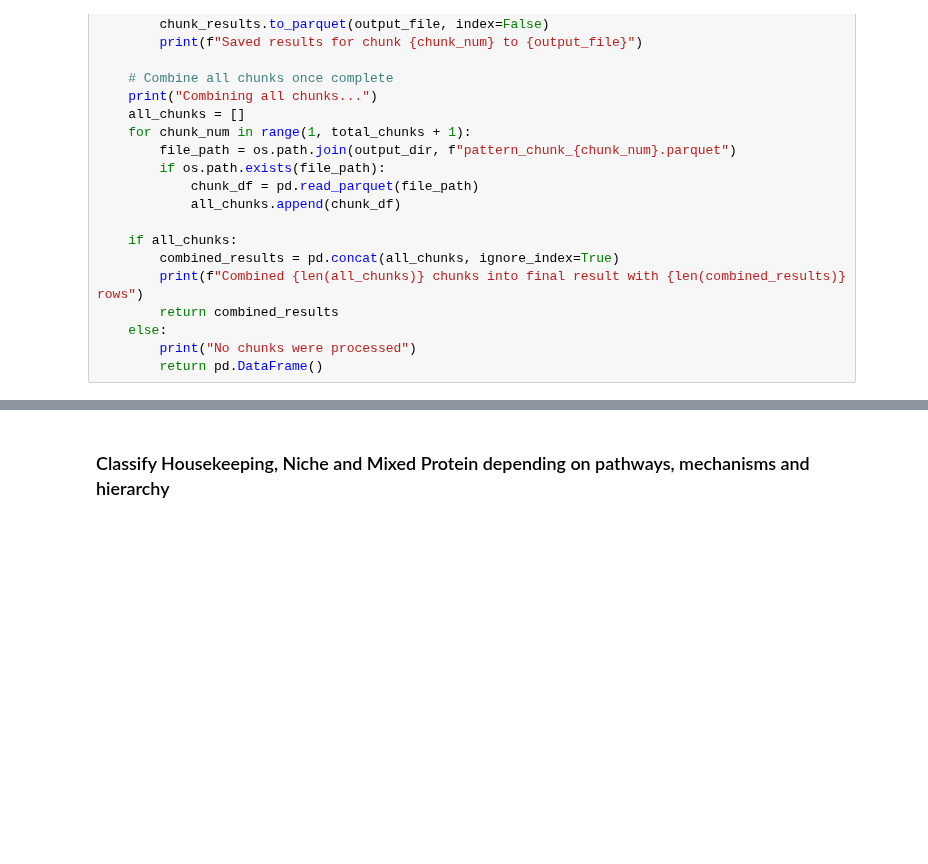
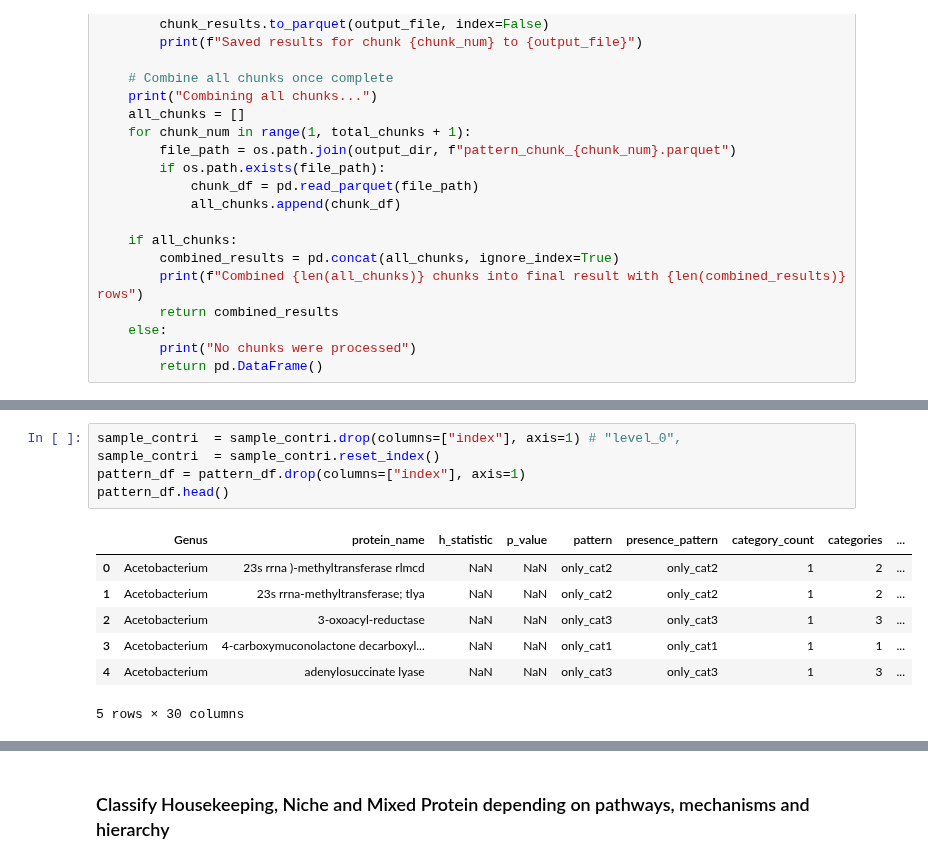
Before and after one commit to MagicAlex238/2_Micro, a Jupyter notebook: 6_picrust_functional.ipynb, the cells around one changed output, grey strips where cells are left out. Cells and saved outputs as stored; diff of their text form; blank space fills up the shorter version.

```diff
--- a/6_picrust_functional.ipynb
+++ b/6_picrust_functional.ipynb
@@ -5035,0 +5181,13 @@ Combined 1 chunks into final result with 28446 rows
+# %%
+sample_contri  = sample_contri.drop(columns=["index"], axis=1) # "level_0",
+sample_contri  = sample_contri.reset_index()
+pattern_df = pattern_df.drop(columns=["index"], axis=1)
+pattern_df.head()
+# %% [output]
+|  | Genus | protein_name | h_statistic | p_value | pattern | presence_pattern | category_count | categories | ... |
+| 0 | Acetobacterium | 23s rrna )-methyltransferase rlmcd | NaN | NaN | only_cat2 | only_cat2 | 1 | 2 | ... |
+| 1 | Acetobacterium | 23s rrna-methyltransferase; tlya | NaN | NaN | only_cat2 | only_cat2 | 1 | 2 | ... |
+| 2 | Acetobacterium | 3-oxoacyl-reductase | NaN | NaN | only_cat3 | only_cat3 | 1 | 3 | ... |
+| 3 | Acetobacterium | 4-carboxymuconolactone decarboxyl... | NaN | NaN | only_cat1 | only_cat1 | 1 | 1 | ... |
+| 4 | Acetobacterium | adenylosuccinate lyase | NaN | NaN | only_cat3 | only_cat3 | 1 | 3 | ... |
+5 rows × 30 columns
```
Also changed, not shown: parts of 65 cells of this notebook.
